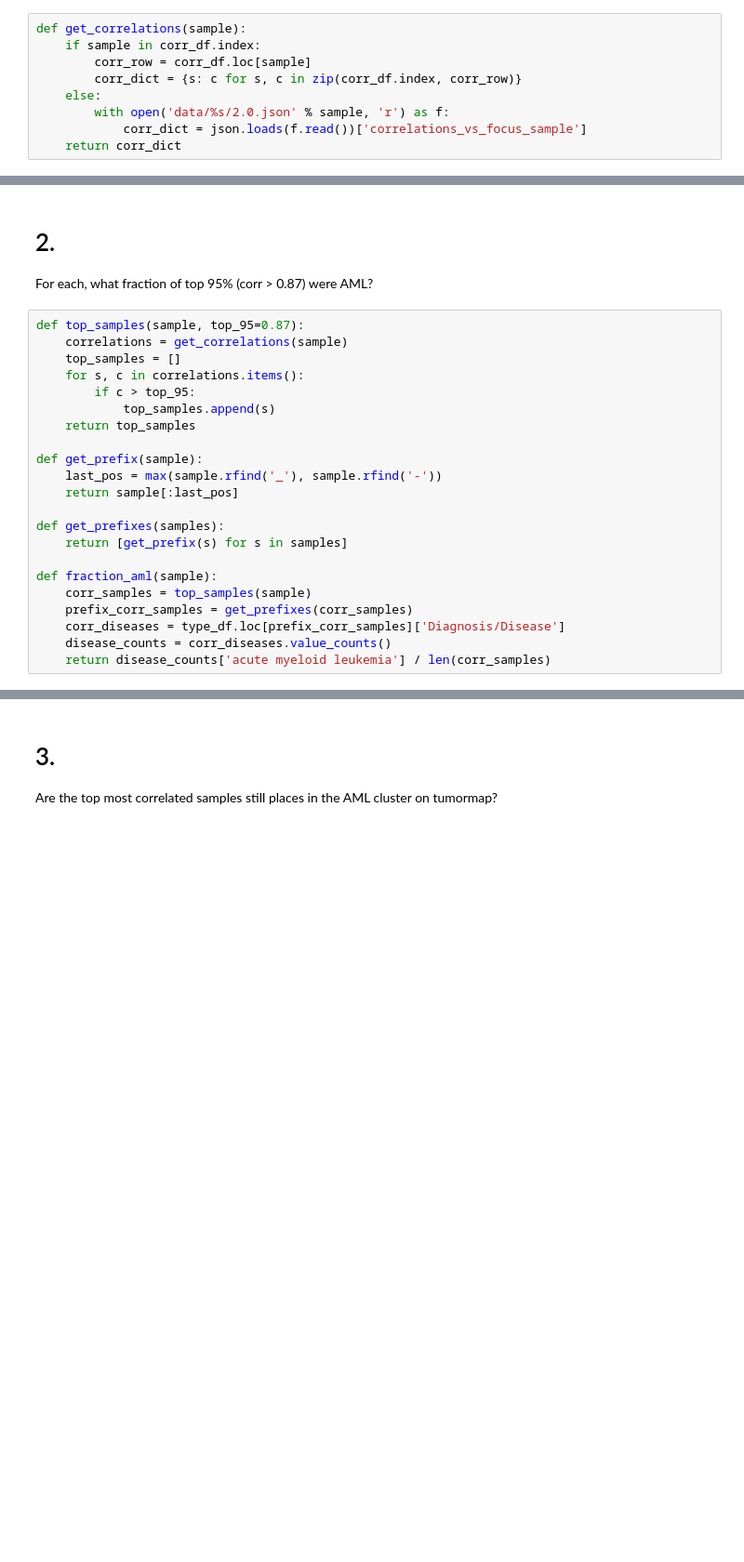
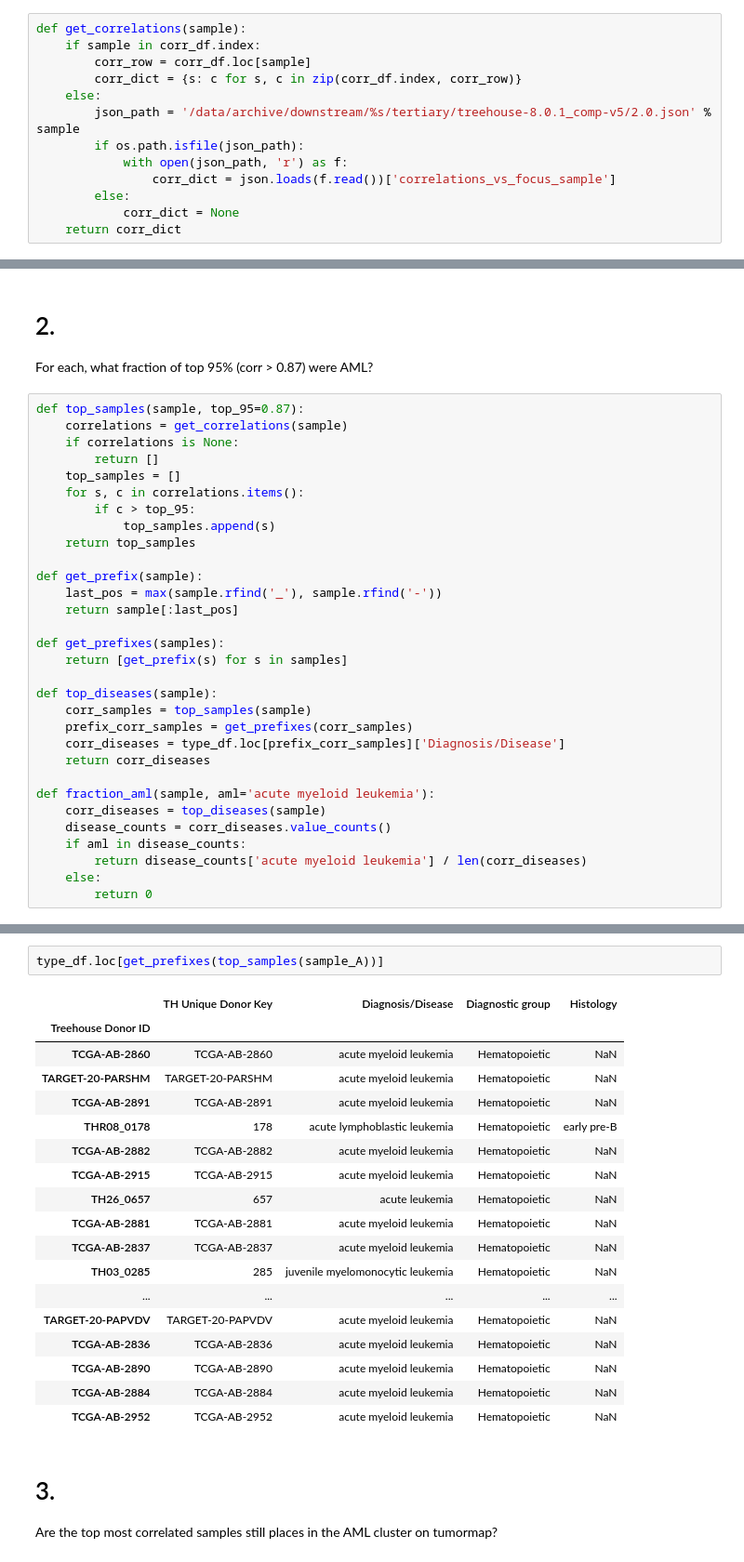
Before and after one commit to KellerJordan/TURG-Research, a Jupyter notebook: Data-Analysis.ipynb, the cells around one changed output, grey strips where cells are left out. Shown at 93% size. Cells and saved outputs as stored; diff of their text form; blank space fills up the shorter version.

```diff
--- a/Data-Analysis.ipynb
+++ b/Data-Analysis.ipynb
@@ -74,6 +78,10 @@ def get_correlations(sample):
         corr_row = corr_df.loc[sample]
         corr_dict = {s: c for s, c in zip(corr_df.index, corr_row)}
     else:
-        with open('data/%s/2.0.json' % sample, 'r') as f:
-            corr_dict = json.loads(f.read())['correlations_vs_focus_sample']
+        json_path = '/data/archive/downstream/%s/tertiary/treehouse-8.0.1_comp-v5/2.0.json' % sample
+        if os.path.isfile(json_path):
+            with open(json_path, 'r') as f:
+                corr_dict = json.loads(f.read())['correlations_vs_focus_sample']
+        else:
+            corr_dict = None
     return corr_dict
@@ -105,6 +129,8 @@ For each, what fraction of top 95% (corr > 0.87) were AML?
 # %%
 def top_samples(sample, top_95=0.87):
     correlations = get_correlations(sample)
+    if correlations is None:
+        return []
     top_samples = []
     for s, c in correlations.items():
         if c > top_95:
@@ -118,10 +144,17 @@ def get_prefix(sample):
 def get_prefixes(samples):
     return [get_prefix(s) for s in samples]
 
-def fraction_aml(sample):
+def top_diseases(sample):
     corr_samples = top_samples(sample)
     prefix_corr_samples = get_prefixes(corr_samples)
     corr_diseases = type_df.loc[prefix_corr_samples]['Diagnosis/Disease']
+    return corr_diseases
+
+def fraction_aml(sample, aml='acute myeloid leukemia'):
+    corr_diseases = top_diseases(sample)
     disease_counts = corr_diseases.value_counts()
-    return disease_counts['acute myeloid leukemia'] / len(corr_samples)
+    if aml in disease_counts:
+        return disease_counts['acute myeloid leukemia'] / len(corr_diseases)
+    else:
+        return 0
 # %%
@@ -135,3 +183,24 @@ TH01_0123_S01 0.590476190476
+# %%
+type_df.loc[get_prefixes(top_samples(sample_A))]
+# %% [output]
+|  | TH Unique Donor Key | Diagnosis/Disease | Diagnostic group | Histology |
+| Treehouse Donor ID |  |  |  |  |
+| TCGA-AB-2860 | TCGA-AB-2860 | acute myeloid leukemia | Hematopoietic | NaN |
+| TARGET-20-PARSHM | TARGET-20-PARSHM | acute myeloid leukemia | Hematopoietic | NaN |
+| TCGA-AB-2891 | TCGA-AB-2891 | acute myeloid leukemia | Hematopoietic | NaN |
+| THR08_0178 | 178 | acute lymphoblastic leukemia | Hematopoietic | early pre-B |
+| TCGA-AB-2882 | TCGA-AB-2882 | acute myeloid leukemia | Hematopoietic | NaN |
+| TCGA-AB-2915 | TCGA-AB-2915 | acute myeloid leukemia | Hematopoietic | NaN |
+| TH26_0657 | 657 | acute leukemia | Hematopoietic | NaN |
+| TCGA-AB-2881 | TCGA-AB-2881 | acute myeloid leukemia | Hematopoietic | NaN |
+| TCGA-AB-2837 | TCGA-AB-2837 | acute myeloid leukemia | Hematopoietic | NaN |
+| TH03_0285 | 285 | juvenile myelomonocytic leukemia | Hematopoietic | NaN |
+| ... | ... | ... | ... | ... |
+| TARGET-20-PAPVDV | TARGET-20-PAPVDV | acute myeloid leukemia | Hematopoietic | NaN |
+| TCGA-AB-2836 | TCGA-AB-2836 | acute myeloid leukemia | Hematopoietic | NaN |
+| TCGA-AB-2890 | TCGA-AB-2890 | acute myeloid leukemia | Hematopoietic | NaN |
+| TCGA-AB-2884 | TCGA-AB-2884 | acute myeloid leukemia | Hematopoietic | NaN |
+| TCGA-AB-2952 | TCGA-AB-2952 | acute myeloid leukemia | Hematopoietic | NaN |
 # %% [markdown]
 # 3.
 
```
Also changed, not shown: parts of 9 cells of this notebook.
